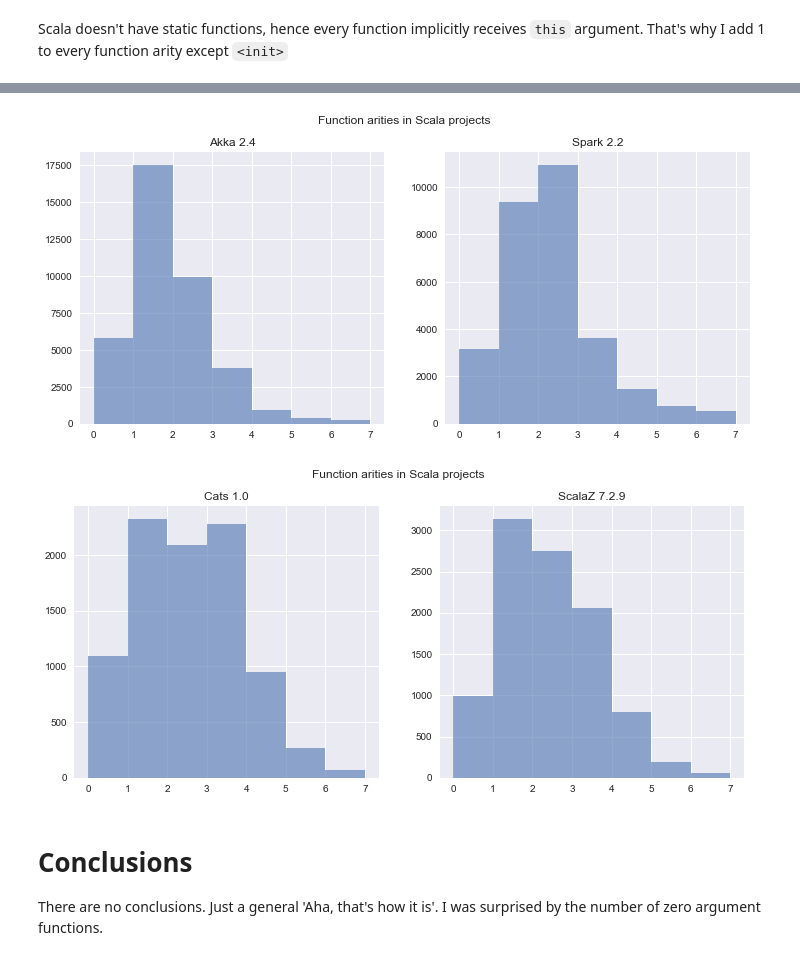
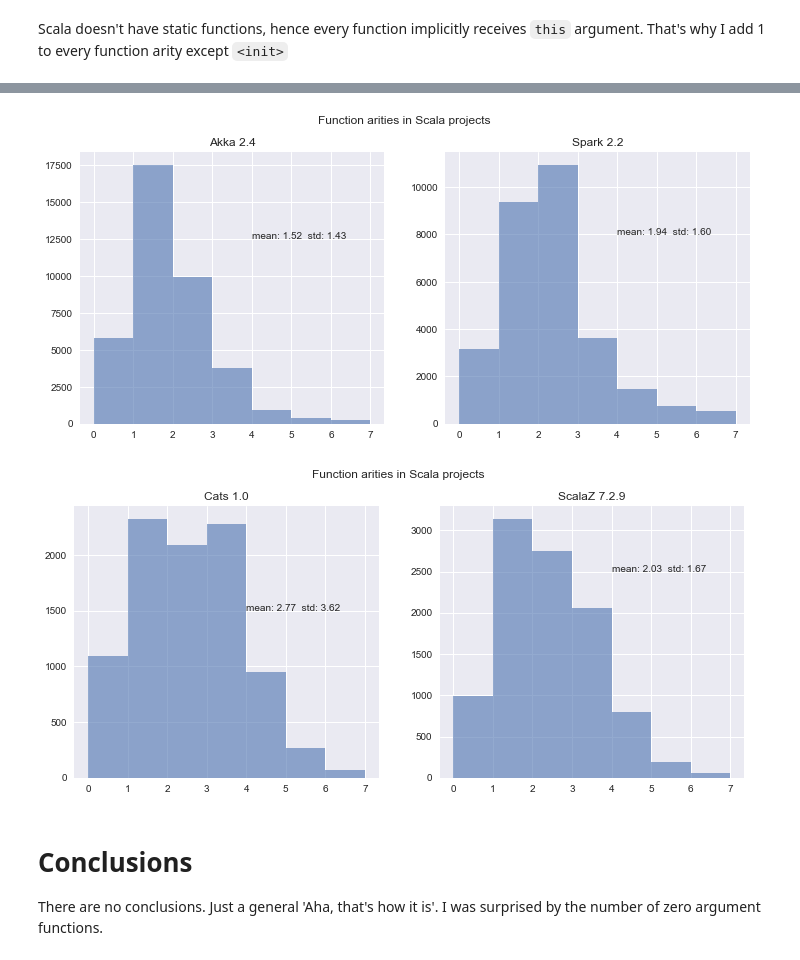
Before and after one commit to nau/funcstat, a Jupyter notebook: stats.ipynb, the cells around one changed output, grey strips where cells are left out. Drawn from its saved outputs; the diff is of its cells as text; code cells hidden in the pictures.

```diff
--- a/stats.ipynb
+++ b/stats.ipynb
@@ -51,25 +53,29 @@ n, bins, patches = plt.hist(dotty, bins=range(8),  alpha=0.6, histtype='bar')
 # %%
 fig = plt.figure(figsize=(12, 5))
 fig.suptitle("Function arities in Scala projects")
 plt.subplot(121)
 plt.title("Akka 2.4")
+plt.text(4, 12500, "mean: %.2f  std: %.2f" % (np.mean(akka), np.std(akka)))
 n, bins, patches = plt.hist(akka, bins=range(8),  alpha=0.6, histtype='bar')
 plt.subplot(122)
 plt.title("Spark 2.2")
+plt.text(4, 8000, "mean: %.2f  std: %.2f" % (np.mean(spark), np.std(spark)))
 n, bins, patches = plt.hist(spark, bins=range(8),  alpha=0.6, histtype='bar')
 # %% [output]
-[figure, old version]
+[figure, new version]
 # %%
 fig = plt.figure(figsize=(12, 5))
 fig.suptitle("Function arities in Scala projects")
 plt.subplot(121)
 plt.title("Cats 1.0")
+plt.text(4, 1500, "mean: %.2f  std: %.2f" % (np.mean(cats), np.std(cats)))
 n, bins, patches = plt.hist(cats, bins=range(8),  alpha=0.6, histtype='bar')
 plt.subplot(122)
 plt.title("ScalaZ 7.2.9")
+plt.text(4, 2500, "mean: %.2f  std: %.2f" % (np.mean(scalaz), np.std(scalaz)))
 n, bins, patches = plt.hist(scalaz, bins=range(8),  alpha=0.6, histtype='bar')
 # %% [output]
-[figure, old version]
+[figure, new version]
 # %% [markdown]
 # Conclusions
 
```
Also changed, not shown: parts of 1 cell of this notebook.
